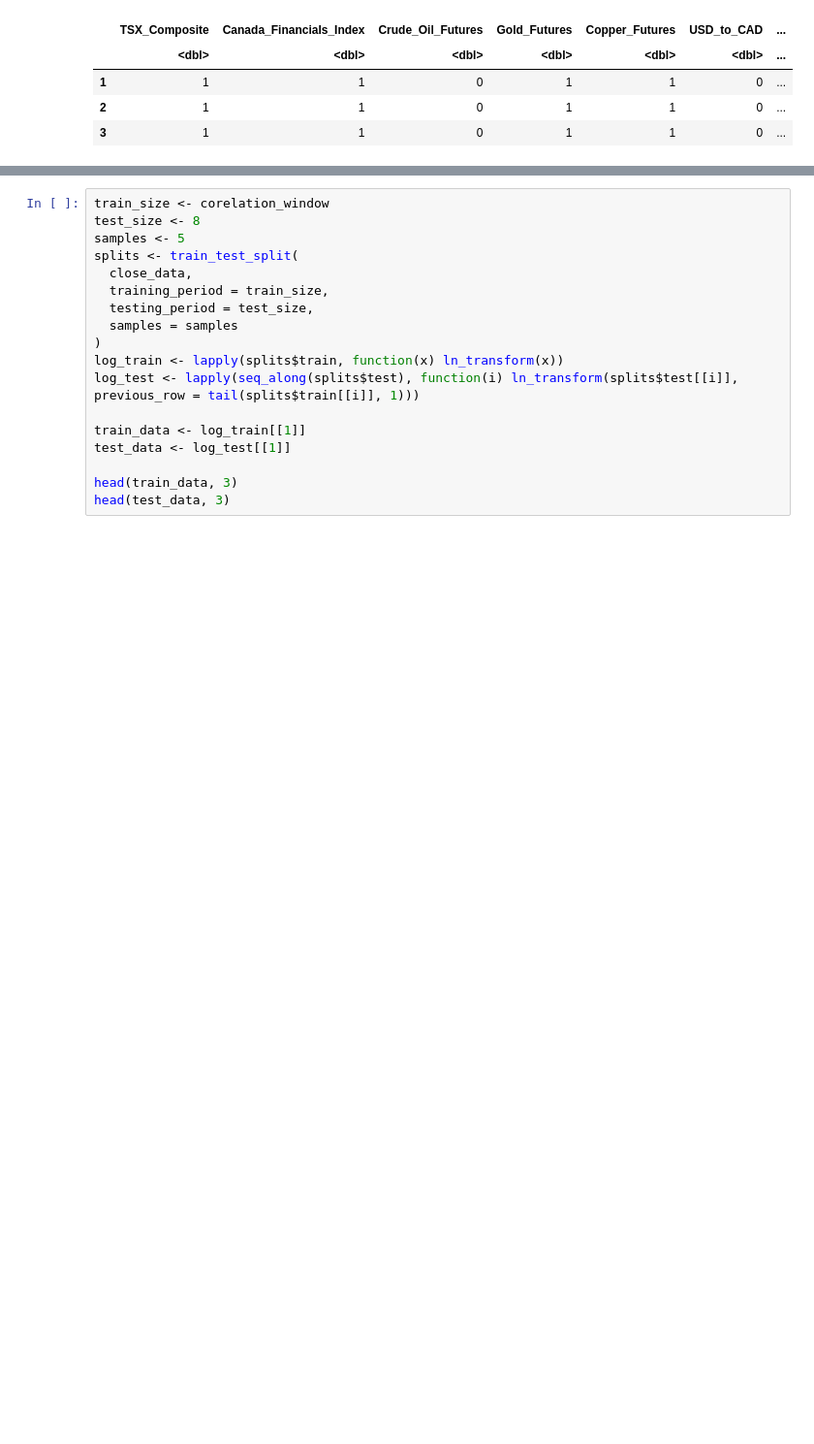
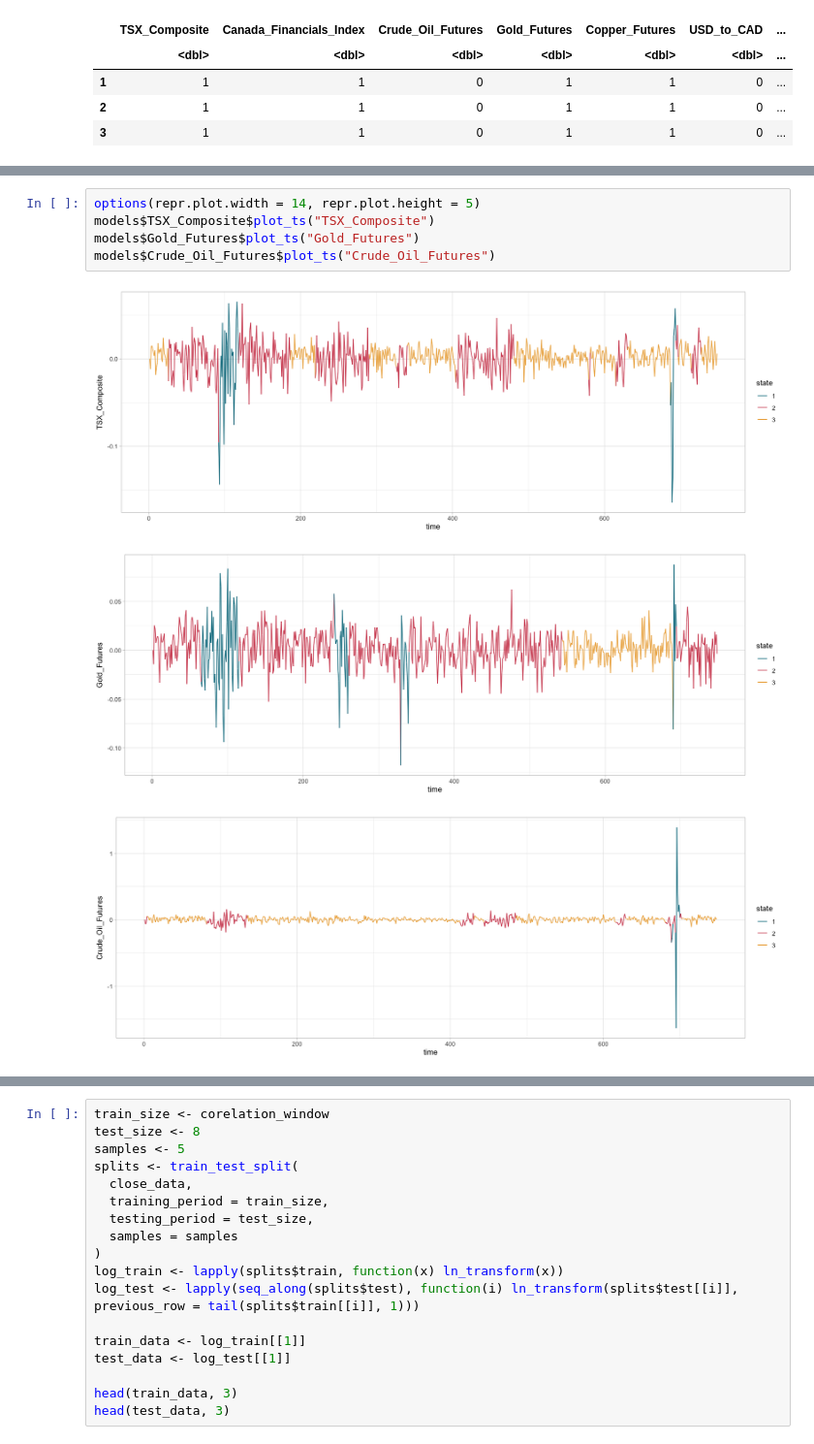
Before and after one commit to DuncanCSt/forecast_research, a Jupyter notebook: finance/regime_forecasting.ipynb, the cells around one changed output, grey strips where cells are left out. Shown at 97% size. Saved outputs shown, nothing was run; the diff lists cells and outputs as text; blank space fills up the shorter version.

```diff
--- a/finance/regime_forecasting.ipynb
+++ b/finance/regime_forecasting.ipynb
@@ -153 +169,10 @@ Computing residuals for TSX_Composite ... done
+# %%
+options(repr.plot.width = 14, repr.plot.height = 5)
+models$TSX_Composite$plot_ts("TSX_Composite")
+models$Gold_Futures$plot_ts("Gold_Futures")
+models$Crude_Oil_Futures$plot_ts("Crude_Oil_Futures")
+# %% [output]
+[figure, added]
+[figure, added]
+[figure, added]
 # %%
```
Also changed, not shown: parts of 7 cells of this notebook, 5 other files.
